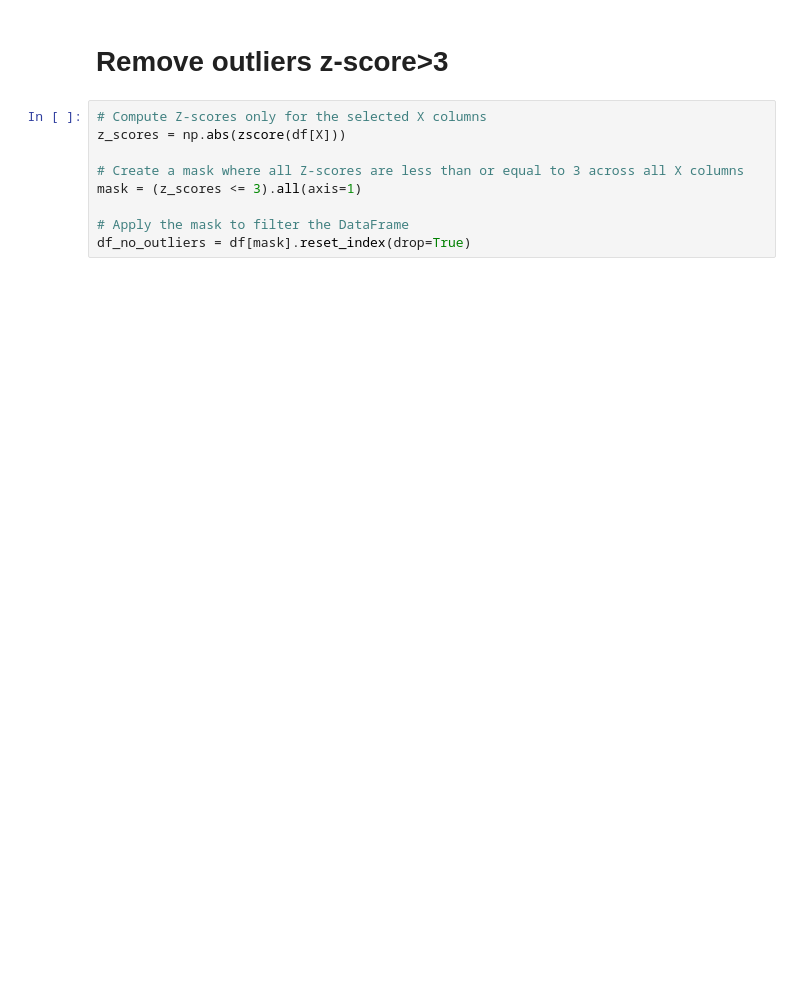
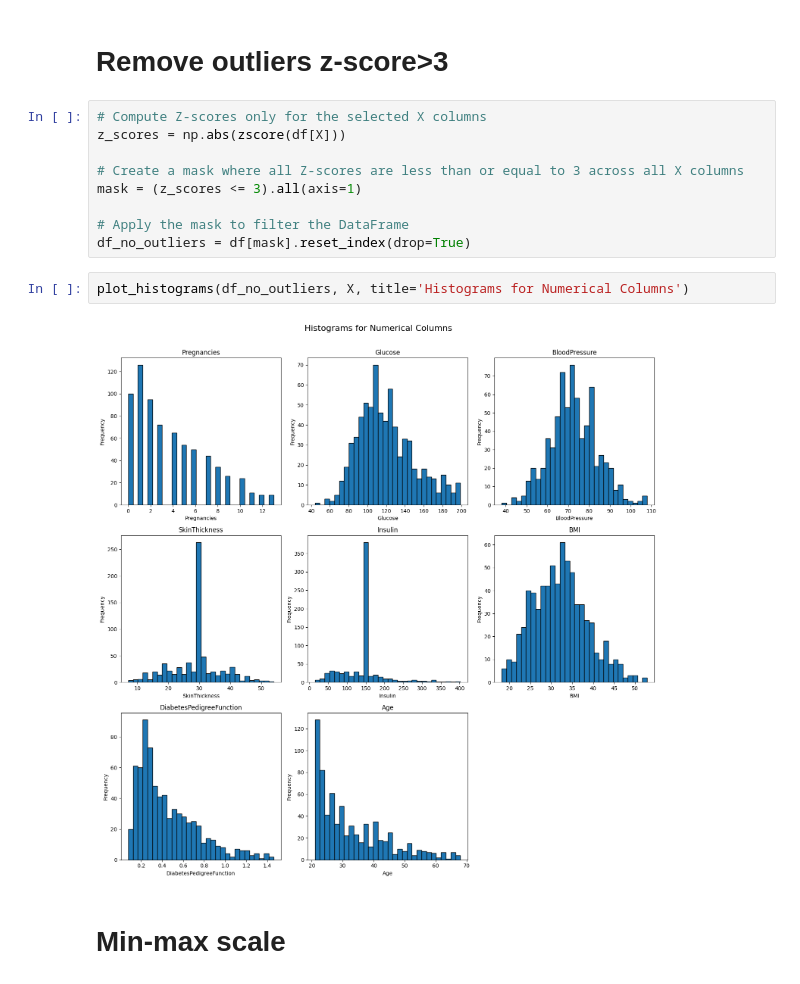
Before and after one commit to nigelmaxwee/sc5010-introduction-to-data-analysis, a Jupyter notebook: data-preprocessing.ipynb, the cells around one changed output. Cells and saved outputs as stored; diff of their text form; blank space fills up the shorter version.

```diff
--- a/data-preprocessing.ipynb
+++ b/data-preprocessing.ipynb
@@ -178,3 +182,9 @@ mask = (z_scores <= 3).all(axis=1)
 
 # Apply the mask to filter the DataFrame
 df_no_outliers = df[mask].reset_index(drop=True)
+# %%
+plot_histograms(df_no_outliers, X, title='Histograms for Numerical Columns')
+# %% [output]
+[figure, added]
+# %% [markdown]
+# Min-max scale
```
Also changed, not shown: parts of 19 cells of this notebook, 1 other file.
